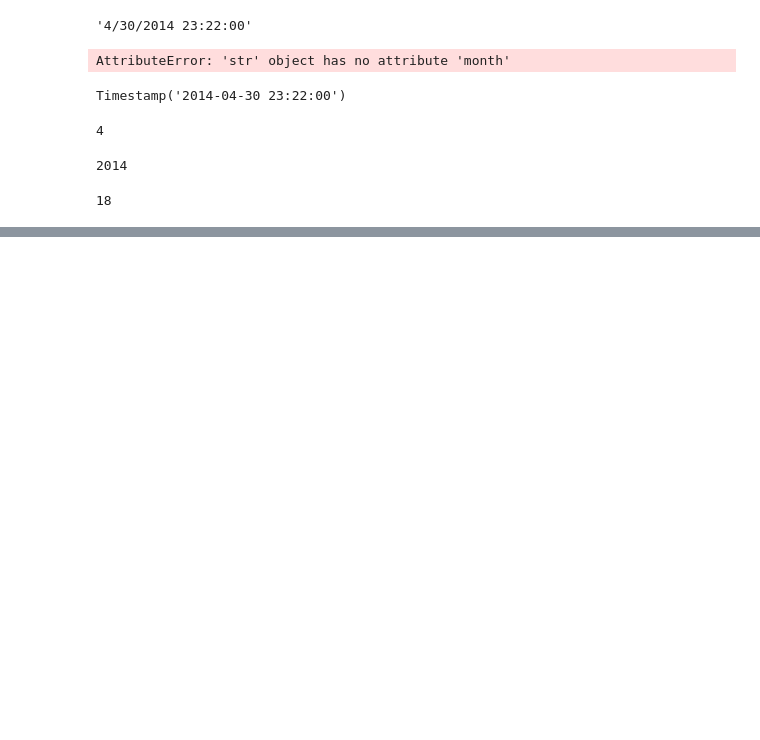
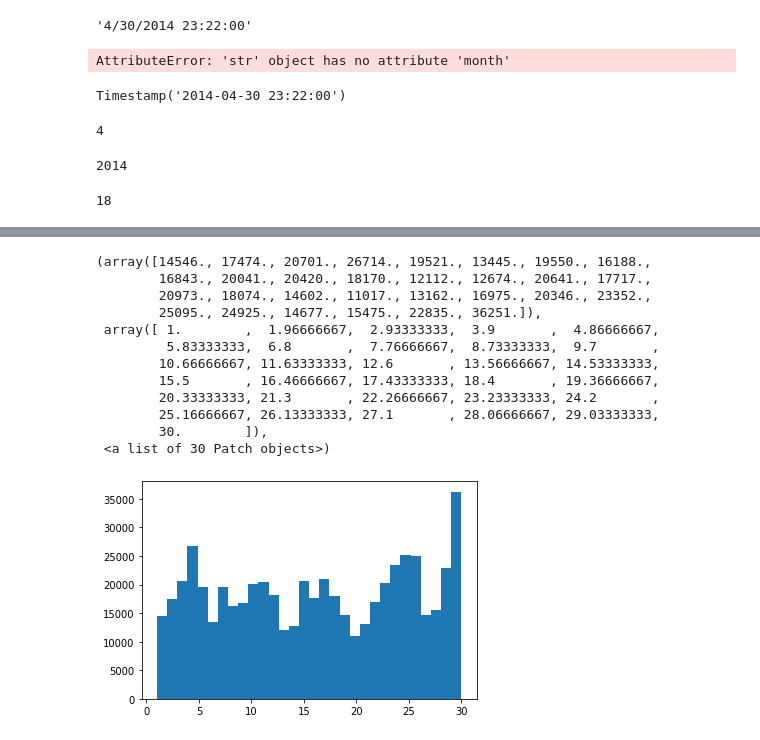
Before and after one commit to jpurba/Languages, a Jupyter notebook: python/math/pandas/anaconda/uber/ex1/uber.ipynb, the cells around one changed output, grey strips where cells are left out. Cells and saved outputs as stored; diff of their text form; code cells hidden in the pictures; blank space fills up the shorter version.

```diff
--- a/python/math/pandas/anaconda/uber/ex1/uber.ipynb
+++ b/python/math/pandas/anaconda/uber/ex1/uber.ipynb
@@ -121,0 +203,16 @@ NameError: name 'data' is not defined
+# %%
+hist(data.dom, bins=30)
+# %% [output]
+(array([14546., 17474., 20701., 26714., 19521., 13445., 19550., 16188.,
+        16843., 20041., 20420., 18170., 12112., 12674., 20641., 17717.,
+        20973., 18074., 14602., 11017., 13162., 16975., 20346., 23352.,
+        25095., 24925., 14677., 15475., 22835., 36251.]),
+ array([ 1.        ,  1.96666667,  2.93333333,  3.9       ,  4.86666667,
+         5.83333333,  6.8       ,  7.76666667,  8.73333333,  9.7       ,
+        10.66666667, 11.63333333, 12.6       , 13.56666667, 14.53333333,
+        15.5       , 16.46666667, 17.43333333, 18.4       , 19.36666667,
+        20.33333333, 21.3       , 22.26666667, 23.23333333, 24.2       ,
+        25.16666667, 26.13333333, 27.1       , 28.06666667, 29.03333333,
+        30.        ]),
+ <a list of 30 Patch objects>)
+[figure, added]
```
Also changed, not shown: parts of 29 cells of this notebook, 1 other file.
